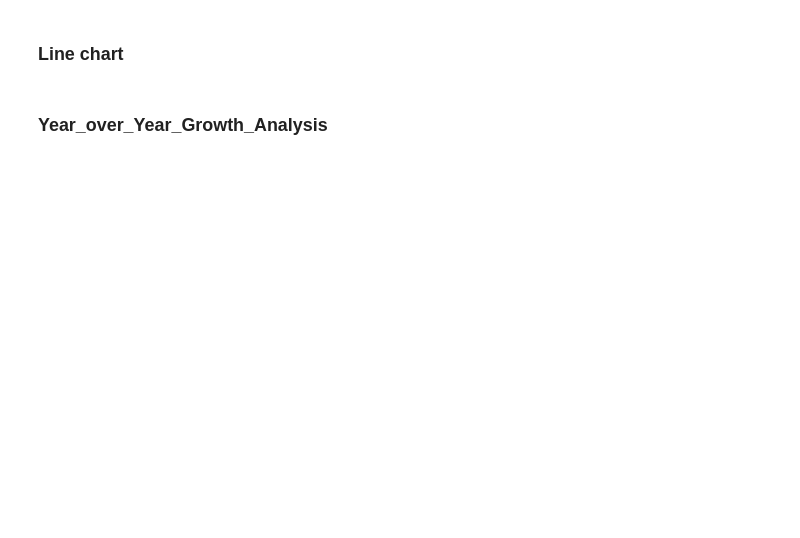
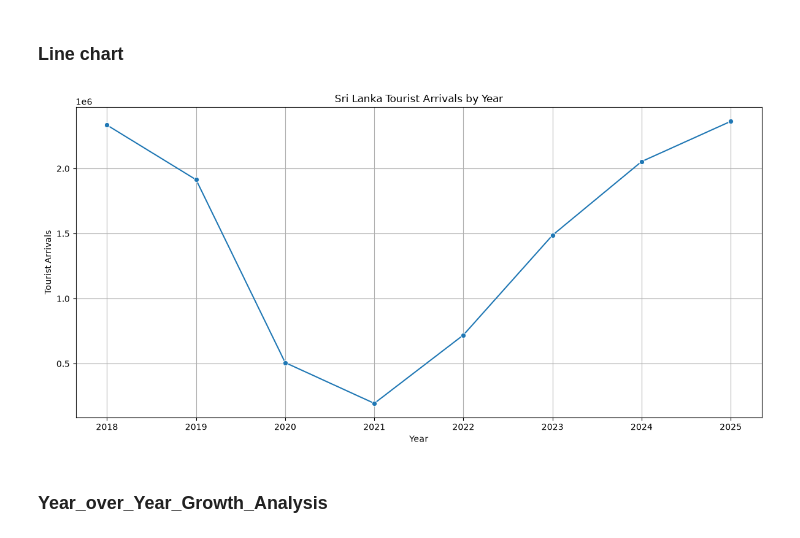
Before and after one commit to HimashMadushanka/Sri-Lanka-Tourism-Intelligence, a Jupyter notebook: notebooks/04_Overall_Tourism_Performance.ipynb, the cells around one changed output. Drawn from its saved outputs; the diff is of its cells as text; code cells hidden in the pictures; blank space fills up the shorter version.

```diff
--- a/notebooks/04_Overall_Tourism_Performance.ipynb
+++ b/notebooks/04_Overall_Tourism_Performance.ipynb
@@ -1,11 +1,29 @@
 # %%
 import pandas as pd
+import numpy as np
 import matplotlib.pyplot as plt
 import seaborn as sns
+from pathlib import Path
 
-df = pd.read_csv(
-    "../data/processed/tourism_arrivals_clean.csv"
-)
+PROJECT_ROOT = Path.cwd().resolve()
+if not (PROJECT_ROOT / "data").exists():
+    PROJECT_ROOT = PROJECT_ROOT.parent
+if not (PROJECT_ROOT / "data").exists():
+    raise FileNotFoundError("Project data directory not found.")
+
+DATA_PATH = PROJECT_ROOT / "data" / "processed" / "tourism_arrivals_clean.csv"
+OUTPUT_PATH = PROJECT_ROOT / "outputs"
+FIGURES_PATH = OUTPUT_PATH / "figures"
+TABLES_PATH = OUTPUT_PATH / "tables"
+FIGURES_PATH.mkdir(parents=True, exist_ok=True)
+TABLES_PATH.mkdir(parents=True, exist_ok=True)
+MONTHS = [
+    "January", "February", "March", "April",
+    "May", "June", "July", "August",
+    "September", "October", "November", "December"
+]
+
+df = pd.read_csv(DATA_PATH)
 
 yearly = (
     df.groupby("Year")["Tourist_Arrivals"]
@@ -19,25 +47,24 @@ yearly
 # %%
 plt.figure(figsize=(12, 6))
 
 sns.lineplot(
     data=yearly,
     x="Year",
     y="Tourist_Arrivals",
     marker="o"
 )
 
 plt.title("Sri Lanka Tourist Arrivals by Year")
 plt.xlabel("Year")
 plt.ylabel("Tourist Arrivals")
 plt.grid(True)
 plt.tight_layout()
 
-plt.savefig(
-    "../outputs/figures/yearly_tourism_performance.png",
-    dpi=300
-)
+plt.savefig(FIGURES_PATH / "yearly_tourism_performance.png", dpi=300)
 
 plt.show()
+# %% [output]
+[figure, added]
 # %% [markdown]
 ### Year_over_Year_Growth_Analysis
 # %%
```
Also changed, not shown: parts of 56 cells of this notebook, 7 other files.
